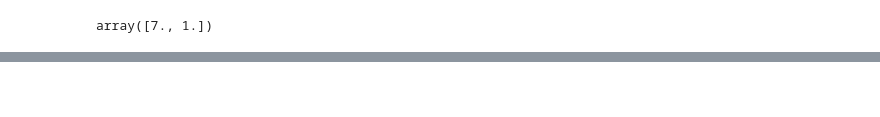
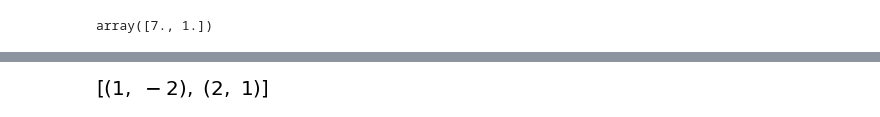
Before and after one commit to kanacb/pythonIN10hrs, a Jupyter notebook: Lesson4.ipynb, the cells around one changed output, grey strips where cells are left out. Saved outputs shown, nothing was run; the diff lists cells and outputs as text; code cells hidden in the pictures; blank space fills up the shorter version.

```diff
--- a/Lesson4.ipynb
+++ b/Lesson4.ipynb
@@ -102,0 +146,10 @@ array([7., 1.])
+# %%
+import sympy as sym
+sym.init_printing()
+x,y = sym.symbols('x,y')
+eq1 = sym.Eq(x**2+y**2,5)
+eq2 = sym.Eq(3*x-5,y)
+sol = sym.solve([eq1,eq2],(x,y))
+sol
+# %% [output]
+[figure, added]
```
Also changed, not shown: parts of 30 cells of this notebook.
